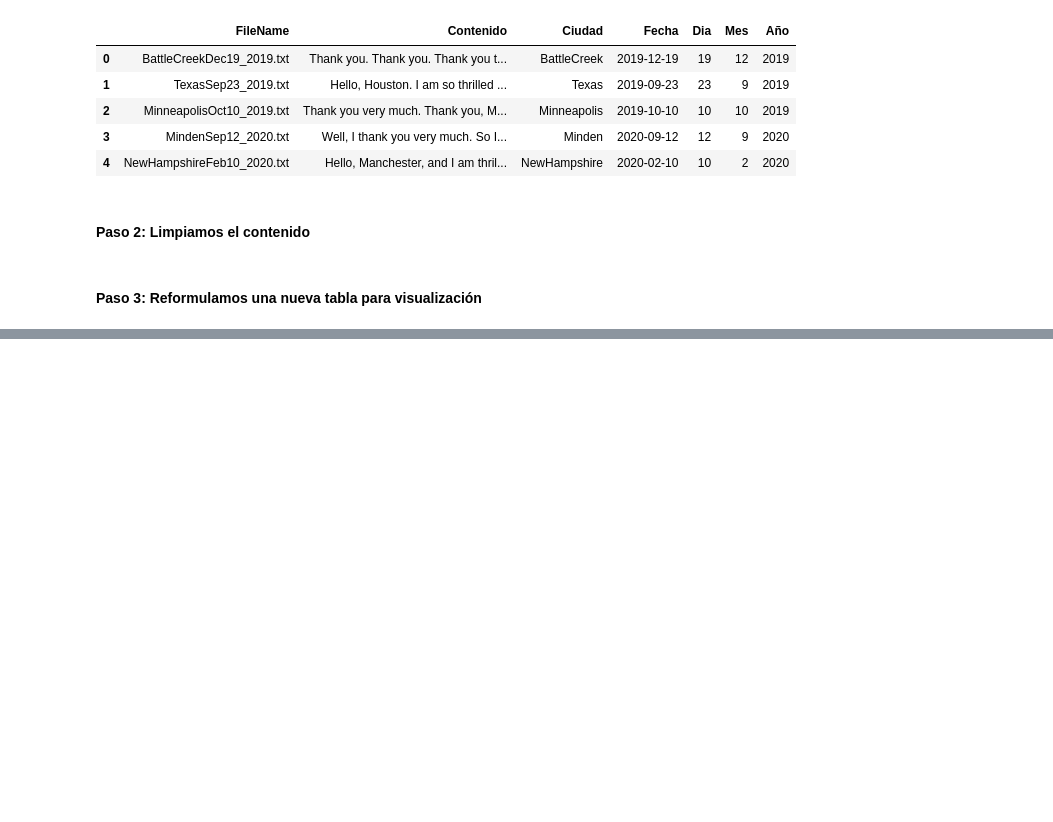
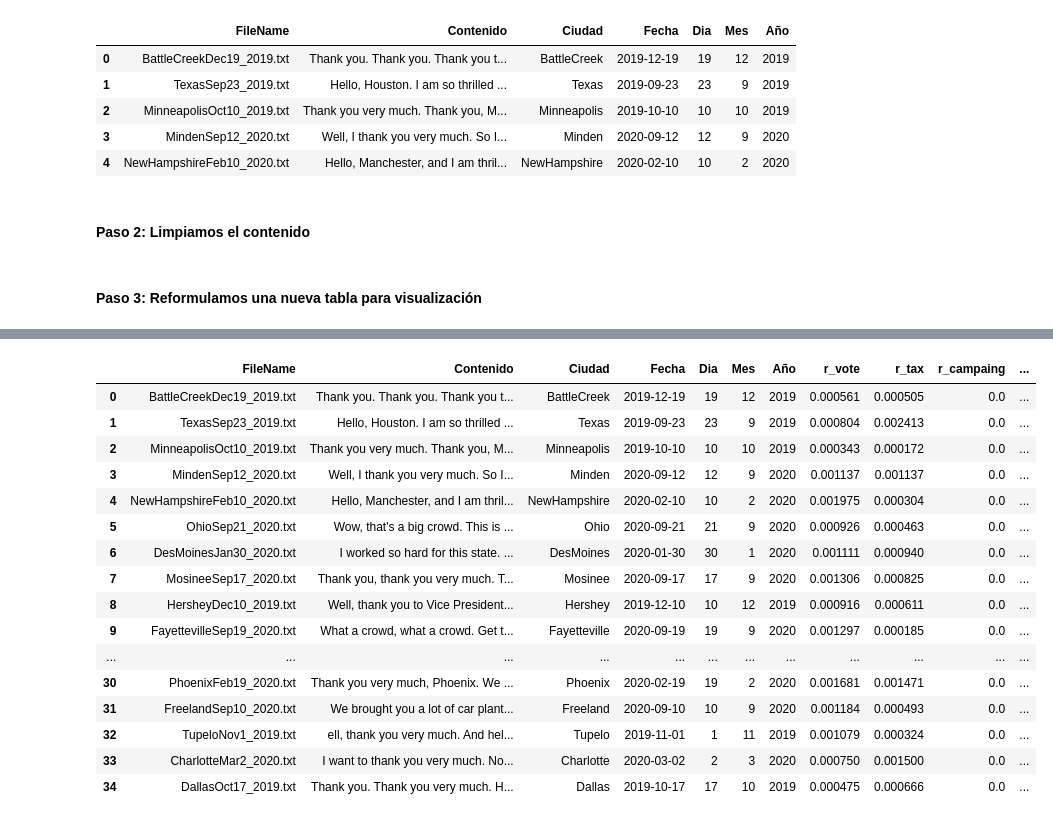
Before and after one commit to PabloAndree/Python_PA, a Jupyter notebook: [StudentView]_Lab3_Data_Cleaning.ipynb, the cells around one changed output, grey strips where cells are left out. Cells and saved outputs as stored; diff of their text form; code cells hidden in the pictures; blank space fills up the shorter version.

```diff
--- a/[StudentView]_Lab3_Data_Cleaning.ipynb
+++ b/[StudentView]_Lab3_Data_Cleaning.ipynb
@@ -230,0 +250,25 @@ print(resultado)
+# %%
+Meses = ['Jan','Feb','Mar','Apr','May','Jun','Jul','Aug','Sep','Oct','Nov','Dec']
+
+lambda_func = lambda r: '{}_{}'.format(r.Año,Meses[r.Mes-1])
+
+df['Y_M'] = df.apply(lambda_func,axis=1)
+df
+# %% [output]
+|  | FileName | Contenido | Ciudad | Fecha | Dia | Mes | Año | r_vote | r_tax | r_campaing | ... |
+| 0 | BattleCreekDec19_2019.txt | Thank you. Thank you. Thank you t... | BattleCreek | 2019-12-19 | 19 | 12 | 2019 | 0.000561 | 0.000505 | 0.0 | ... |
+| 1 | TexasSep23_2019.txt | Hello, Houston. I am so thrilled ... | Texas | 2019-09-23 | 23 | 9 | 2019 | 0.000804 | 0.002413 | 0.0 | ... |
+| 2 | MinneapolisOct10_2019.txt | Thank you very much. Thank you, M... | Minneapolis | 2019-10-10 | 10 | 10 | 2019 | 0.000343 | 0.000172 | 0.0 | ... |
+| 3 | MindenSep12_2020.txt | Well, I thank you very much. So I... | Minden | 2020-09-12 | 12 | 9 | 2020 | 0.001137 | 0.001137 | 0.0 | ... |
+| 4 | NewHampshireFeb10_2020.txt | Hello, Manchester, and I am thril... | NewHampshire | 2020-02-10 | 10 | 2 | 2020 | 0.001975 | 0.000304 | 0.0 | ... |
+| 5 | OhioSep21_2020.txt | Wow, that's a big crowd. This is ... | Ohio | 2020-09-21 | 21 | 9 | 2020 | 0.000926 | 0.000463 | 0.0 | ... |
+| 6 | DesMoinesJan30_2020.txt | I worked so hard for this state. ... | DesMoines | 2020-01-30 | 30 | 1 | 2020 | 0.001111 | 0.000940 | 0.0 | ... |
+| 7 | MosineeSep17_2020.txt | Thank you, thank you very much. T... | Mosinee | 2020-09-17 | 17 | 9 | 2020 | 0.001306 | 0.000825 | 0.0 | ... |
+| 8 | HersheyDec10_2019.txt | Well, thank you to Vice President... | Hershey | 2019-12-10 | 10 | 12 | 2019 | 0.000916 | 0.000611 | 0.0 | ... |
+| 9 | FayettevilleSep19_2020.txt | What a crowd, what a crowd. Get t... | Fayetteville | 2020-09-19 | 19 | 9 | 2020 | 0.001297 | 0.000185 | 0.0 | ... |
+| ... | ... | ... | ... | ... | ... | ... | ... | ... | ... | ... | ... |
+| 30 | PhoenixFeb19_2020.txt | Thank you very much, Phoenix. We ... | Phoenix | 2020-02-19 | 19 | 2 | 2020 | 0.001681 | 0.001471 | 0.0 | ... |
+| 31 | FreelandSep10_2020.txt | We brought you a lot of car plant... | Freeland | 2020-09-10 | 10 | 9 | 2020 | 0.001184 | 0.000493 | 0.0 | ... |
+| 32 | TupeloNov1_2019.txt | ell, thank you very much. And hel... | Tupelo | 2019-11-01 | 1 | 11 | 2019 | 0.001079 | 0.000324 | 0.0 | ... |
+| 33 | CharlotteMar2_2020.txt | I want to thank you very much. No... | Charlotte | 2020-03-02 | 2 | 3 | 2020 | 0.000750 | 0.001500 | 0.0 | ... |
+| 34 | DallasOct17_2019.txt | Thank you. Thank you very much. H... | Dallas | 2019-10-17 | 17 | 10 | 2019 | 0.000475 | 0.000666 | 0.0 | ... |
```
Also changed, not shown: parts of 6 cells of this notebook.
